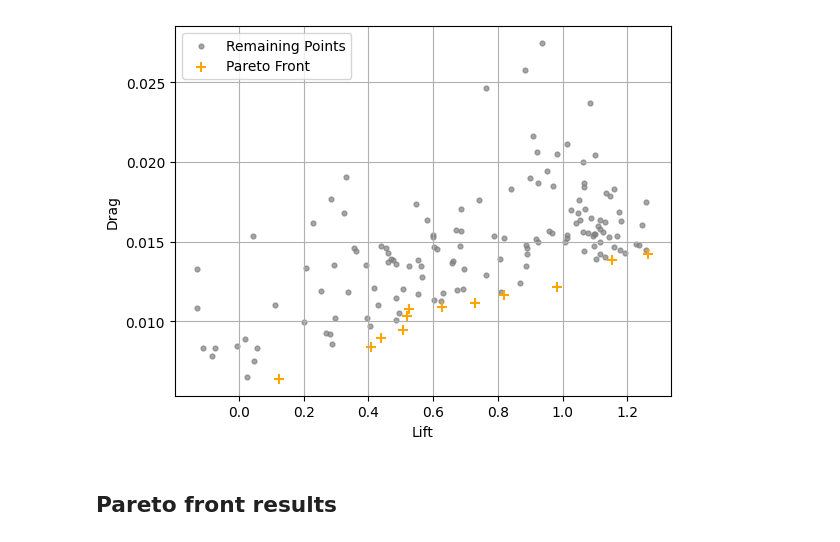
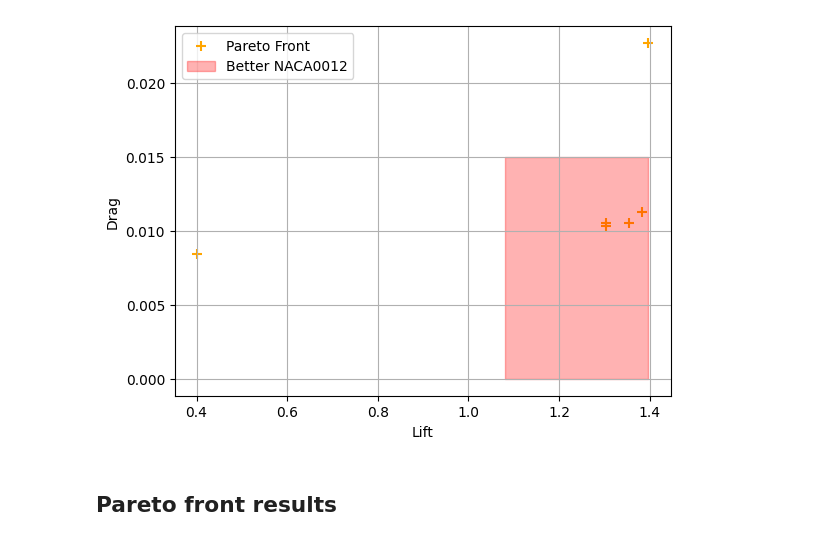
Before and after one commit to amine-ziad-ounnoughene/airfoil, a Jupyter notebook: bayes_foil.ipynb, the cells around one changed output. Saved outputs shown, nothing was run; the diff lists cells and outputs as text; code cells hidden in the pictures.

Commit message:
added NACA0012 as init

```diff
--- a/bayes_foil.ipynb
+++ b/bayes_foil.ipynb
@@ -18,7 +18,7 @@ from xfoil.test import naca0012
 n_ctr_pts = 10
 angle_attack = 10
 n_times = 120
-n_iter = 70  # Number of iterations of the bayesian
+n_iter = 150  # Number of iterations of the bayesian
 init_size = 100
 max_iterations= 100
 n_restarts = 25
@@ -203,8 +224,15 @@ def pareto_front_with_indexes(points):
 
 
 # Define the bounds of the search space (0 to 0.1 for each element in h)
-bounds = np.array([[0, 0.1]] * (n_ctr_pts * 2))
-X_sample = np.random.uniform(bounds[:, 0], bounds[:, 1], size=(init_size, bounds.shape[0]))
+bounds = np.array([[0, 0.2]] * (n_ctr_pts * 2))
+#X_sample = np.random.uniform(bounds[:, 0], bounds[:, 1], size=(init_size, bounds.shape[0]))
+# Create initial population (using NACA0012 as baseline)
+initial_population = []
+for _ in range(init_size):
+    perturbation = np.random.normal(0, 0.02, size=n_ctr_pts * 2)
+    individual = np.concatenate((std_y[:n_ctr_pts], np.abs(std_y[n_ctr_pts:]))) + perturbation
+    initial_population.append(individual)
+X_sample = np.array(initial_population)
 Y_sample = np.array([evaluate_airfoil(ind) for ind in X_sample])
 
 gp_cl = GPModel()
@@ -260,34 +283,47 @@ Pareto front points:
 # %%
 
 # Combine the lists into a list of points
 points = []
 for i in Y_sample:
     if i[1] != 10e5:
         points.append(i)
 
 # Find the Pareto front
 pareto = pareto_points
 
 # Separate the Pareto front points
 pareto_l = [p[0] for p in pareto]
 pareto_d = [p[1] for p in pareto]
 
 # Remove Pareto front points from lifts and drags
 remaining_points = [p for p in points if p not in pareto]
 remaining_l = [p[0] for p in remaining_points]
 remaining_d = [p[1] for p in remaining_points]
 
+# Get fitness for NACA0012
+naca0012_fit = np.array(fitness(naca0012))
+
 # Plotting
 plt.figure()
-plt.scatter(remaining_l, remaining_d, color="grey", s=12, alpha=0.7, label="Remaining Points")
-plt.scatter(pareto_l, pareto_d, color="orange", marker='+',s=50, label="Pareto Front")
+#plt.scatter(remaining_l, remaining_d, color="grey", s=12, alpha=0.3)
+plt.scatter(pareto_l, pareto_d, color="orange", marker='+', s=50, label="Pareto Front")
+
+# Define the shaded area
+plt.fill_betweenx(
+    y=[0, naca0012_fit[1]],
+    x1=naca0012_fit[0],
+    x2=max(Y_sample[:, 0]),
+    color='red',
+    alpha=0.3,
+    label="Better NACA0012"
+)
 plt.xlabel("Lift")
 plt.ylabel("Drag")
 plt.legend()
 plt.grid(True)
 plt.show()
 # %% [output]
-[figure, old version]
+[figure, new version]
 # %% [markdown]
 ## Pareto front results
 # %% [markdown]
```
Also changed, not shown: parts of 5 cells of this notebook, 1 other file.
